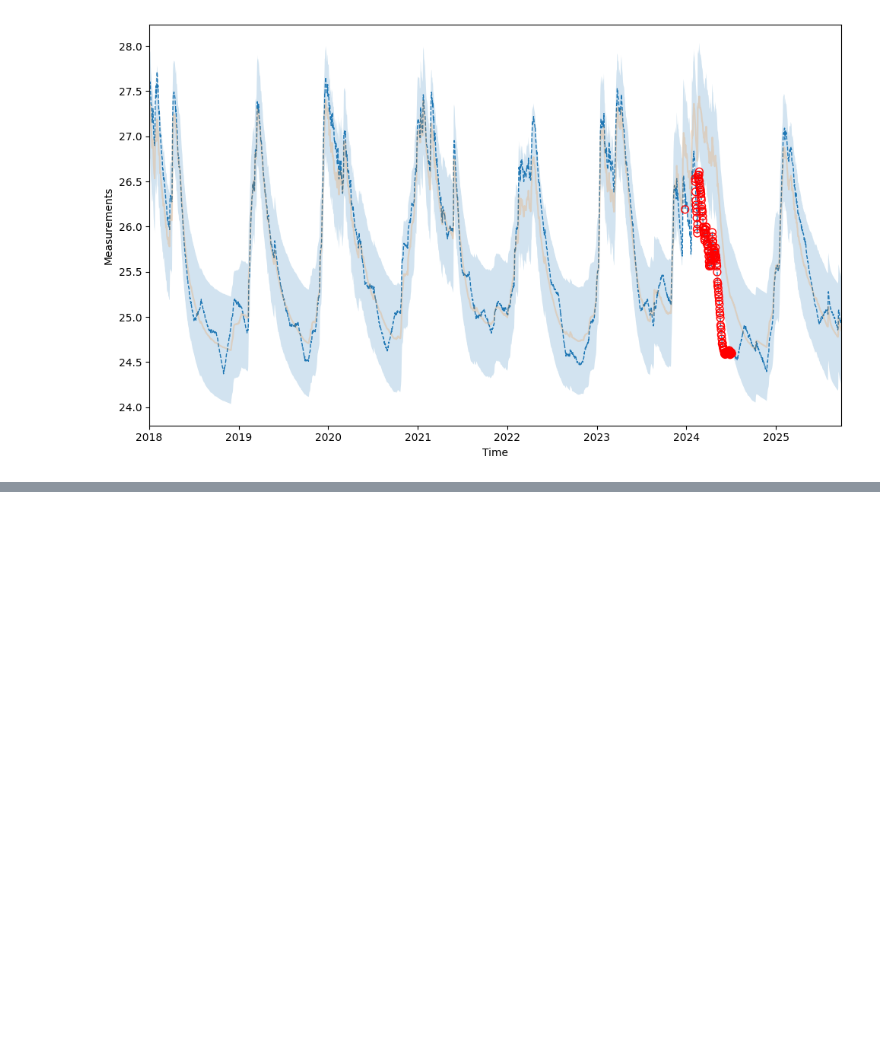
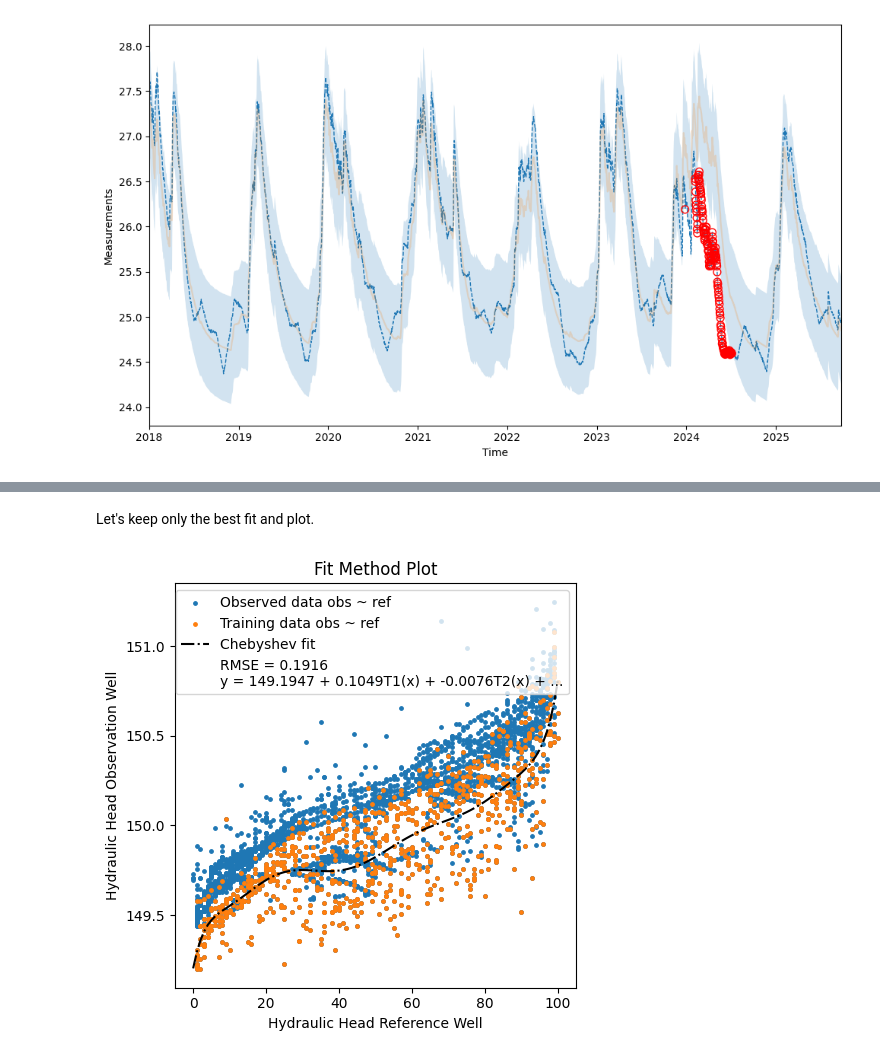
Before and after one commit to andersretznerSGU/gwrefpy, a Jupyter notebook: docs/user_guide/8_using_sgu_wells.ipynb, the cells around one changed output, grey strips where cells are left out. Drawn from its saved outputs; the diff is of its cells as text; code cells hidden in the pictures; blank space fills up the shorter version.

Commit message:
docs: add modeled levels example

```diff
--- a/docs/user_guide/8_using_sgu_wells.ipynb
+++ b/docs/user_guide/8_using_sgu_wells.ipynb
@@ -80,0 +90,14 @@ Happy monitoring and big thanks to SGU for their impressive monitoring network.
+# %%
+with SGUClient() as client:
+    station = client.levels.observed.get_station_by_name("4_3")
+    lon, lat = station.geometry.coordinates
+
+    modeled = client.levels.modeled.get_levels_by_coords(lat, lon).to_series()
+    observed = client.levels.observed.get_measurements_by_name("4_3").to_series()
+
+# ensure daily data for compatability with modeled levels
+observed = observed.resample("1D").median()
+observed.index = observed.index.tz_convert(None)  # remove tz-info
+
+# force modeled to float dtype
+modeled = modeled.astype(float)
@@ -80,0 +106,8 @@ Happy monitoring and big thanks to SGU for their impressive monitoring network.
+# %%
+model = gr.Model("modeled ref test")
+
+model.add_well([
+    gr.Well("obs", False, observed),
+    gr.Well("ref", True, modeled)
+])
+model.wells_summary()
@@ -80,0 +120,14 @@ Happy monitoring and big thanks to SGU for their impressive monitoring network.
+# %%
+from itertools import product
+
+for n, poly in product(
+    range(1, 10), ("npolyfit", "chebyshev")
+):
+    model.fit(
+        "obs",
+        "ref",
+        offset="0D",
+        method=poly,
+        degree=n,
+        tmax="2004"
+    )
@@ -80,0 +153,7 @@ Happy monitoring and big thanks to SGU for their impressive monitoring network.
+# %% [markdown]
+Let's keep only the best fit and plot.
+# %%
+model.remove_fits_by_n("obs", 1)
+_ = model.plot_fitmethod()
+# %% [output]
+[figure, added]
```
Also changed, not shown: parts of 11 cells of this notebook.
